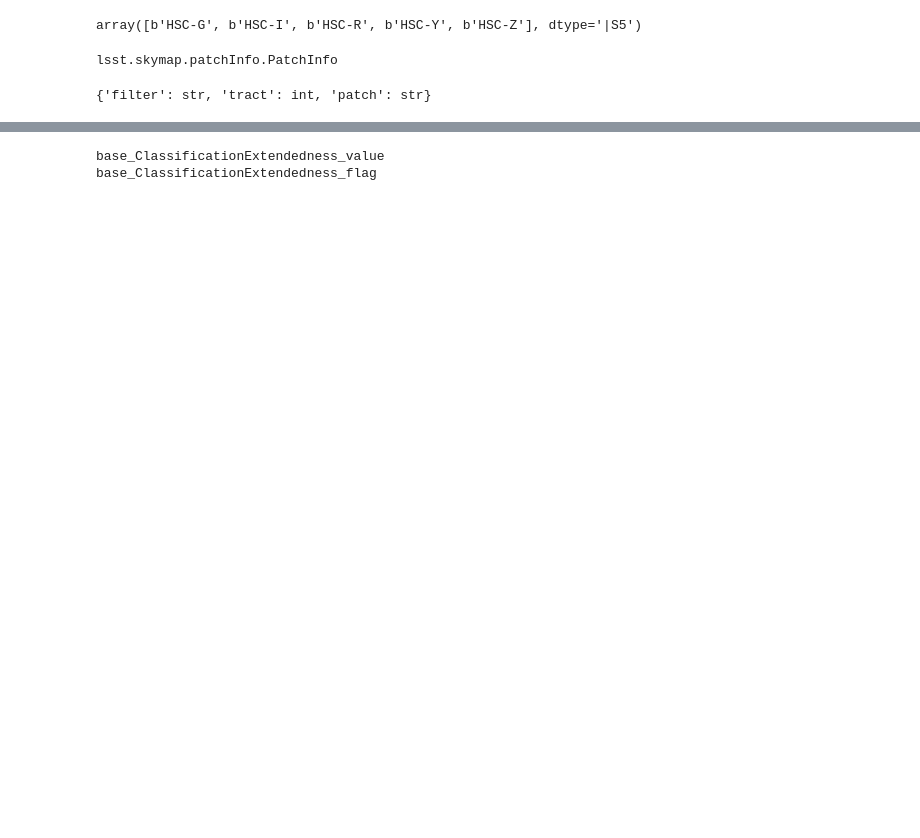
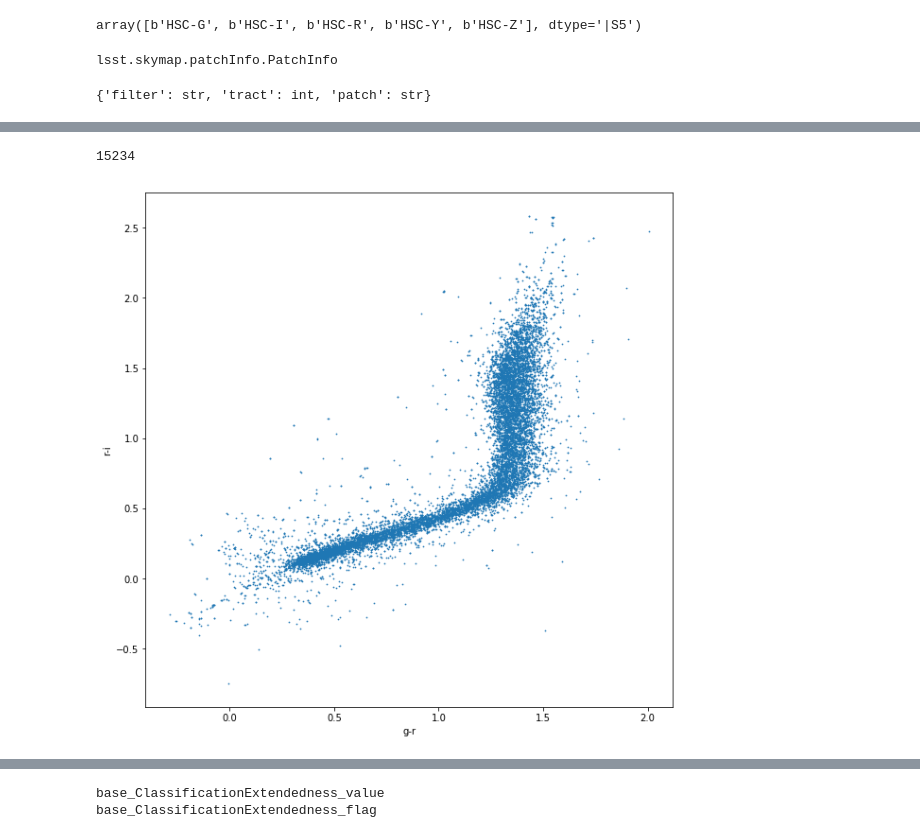
Before and after one commit to lsst-com/requirements_notebooks, a Jupyter notebook: TestCases/LVV-T389.ipynb, the cells around one changed output, grey strips where cells are left out. Cells and saved outputs as stored; diff of their text form; code cells hidden in the pictures; blank space fills up the shorter version.

```diff
--- a/TestCases/LVV-T389.ipynb
+++ b/TestCases/LVV-T389.ipynb
@@ -114,0 +171,24 @@ data_id_g
+# %%
+plt.figure(figsize=(10,10))
+#plt.scatter(coadd_g_mags-coadd_r_mags, coadd_r_mags-coadd_i_mags,s=0.5)
+valid_meas = np.logical_and(np.isfinite(coadd_g_mags),
+                 np.logical_and(np.isfinite(coadd_r_mags), np.isfinite(coadd_i_mags)))
+
+bright_enough = np.logical_and(coadd_g_mags<25.0,
+                np.logical_and(coadd_r_mags<25.0, coadd_i_mags<25.0))
+
+valid = np.where(np.logical_and(valid_meas, bright_enough))
+print(len(valid[0]))
+plt.scatter(coadd_g_mags[valid]-coadd_r_mags[valid],
+            coadd_r_mags[valid]-coadd_i_mags[valid],s=0.5)
+
+#plt.hist2d(coadd_g_mags[valid]-coadd_r_mags[valid],
+#           coadd_r_mags[valid]-coadd_i_mags[valid], bins=(200,200), cmap=plt.cm.jet)
+plt.xlabel('g-r')
+plt.ylabel('r-i')
+#plt.ylim(20,35)
+#plt.xlim(-5,5)
+plt.show()
+# %% [output]
+15234
+[figure, added]
```
Also changed, not shown: parts of 28 cells of this notebook.
